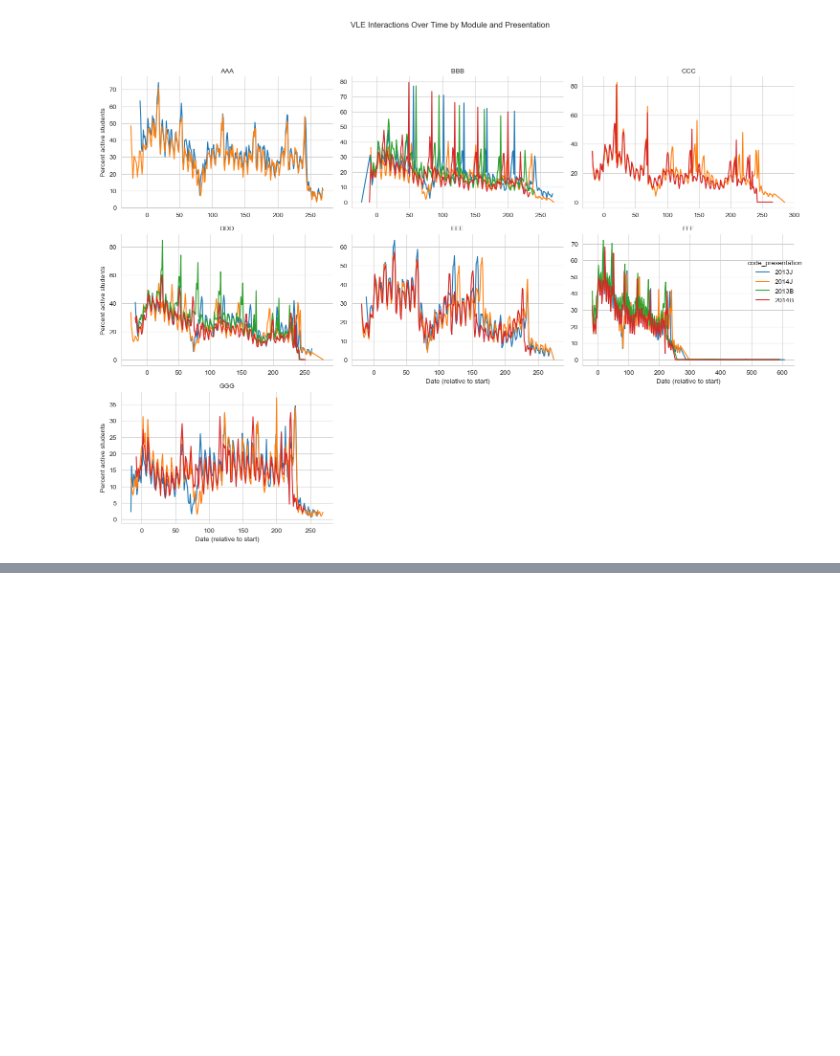
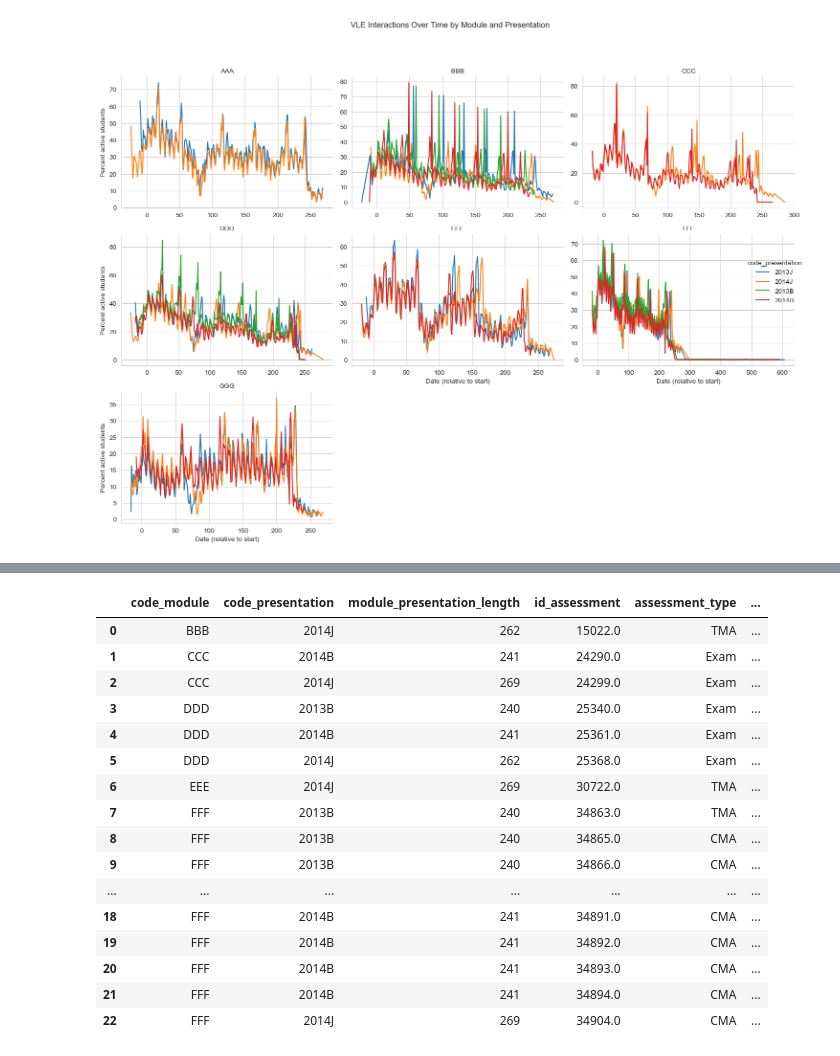
Before and after one commit to Erdos-Projects/fall-2025-risk-factors-in-online-courses, a Jupyter notebook: module_presentation_metadata_comparison.ipynb, the cells around one changed output, grey strips where cells are left out. Cells and saved outputs as stored; diff of their text form; code cells hidden in the pictures; blank space fills up the shorter version.

```diff
--- a/module_presentation_metadata_comparison.ipynb
+++ b/module_presentation_metadata_comparison.ipynb
@@ -6,7 +6,7 @@ import seaborn as sns
 # %%
 sns.set_style("whitegrid")
 # %%
-pd.set_option('display.max_columns', 50,'display.max_rows',50)
+pd.set_option('display.max_columns', 50)
 # %%
 df = pd.read_csv("merged_streaming_data.csv")
 df.head()
@@ -346,0 +559,3 @@ plt.show()
+# %%
+assessments_after_end = df_meta_assessments[df_meta_assessments["date"] > df_meta_assessments["module_presentation_length"]]
+assessments_after_end
@@ -346,0 +576,30 @@ plt.show()
+# %%
+summary = assessments_after_end.groupby(
+    [ "code_module", "code_presentation","module_presentation_length","id_assessment", "assessment_type"]
+).agg(
+    num_unique_students=("id_student", "nunique"),
+    min_date=("date", "min"),
+    max_date=("date", "max")
+).reset_index()
+
+summary
+
+# Several assessments were submitted after the end of the course and explains why there are data in the figures above as far out as 600 days
+# %% [output]
+|  | code_module | code_presentation | module_presentation_length | id_assessment | assessment_type | ... |
+| 0 | BBB | 2014J | 262 | 15022.0 | TMA | ... |
+| 1 | CCC | 2014B | 241 | 24290.0 | Exam | ... |
+| 2 | CCC | 2014J | 269 | 24299.0 | Exam | ... |
+| 3 | DDD | 2013B | 240 | 25340.0 | Exam | ... |
+| 4 | DDD | 2014B | 241 | 25361.0 | Exam | ... |
+| 5 | DDD | 2014J | 262 | 25368.0 | Exam | ... |
+| 6 | EEE | 2014J | 269 | 30722.0 | TMA | ... |
+| 7 | FFF | 2013B | 240 | 34863.0 | TMA | ... |
+| 8 | FFF | 2013B | 240 | 34865.0 | CMA | ... |
+| 9 | FFF | 2013B | 240 | 34866.0 | CMA | ... |
+| ... | ... | ... | ... | ... | ... | ... |
+| 18 | FFF | 2014B | 241 | 34891.0 | CMA | ... |
+| 19 | FFF | 2014B | 241 | 34892.0 | CMA | ... |
+| 20 | FFF | 2014B | 241 | 34893.0 | CMA | ... |
+| 21 | FFF | 2014B | 241 | 34894.0 | CMA | ... |
+| 22 | FFF | 2014J | 269 | 34904.0 | CMA | ... |
```
Also changed, not shown: parts of 13 cells of this notebook, 1 other file.
